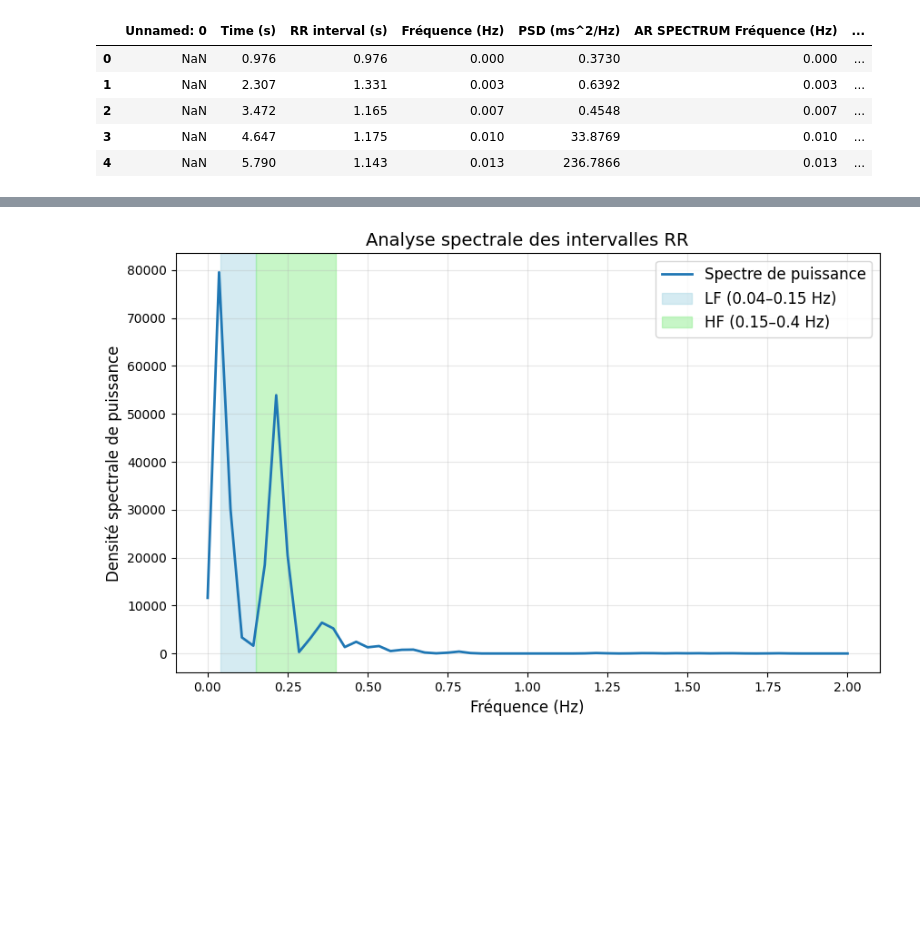
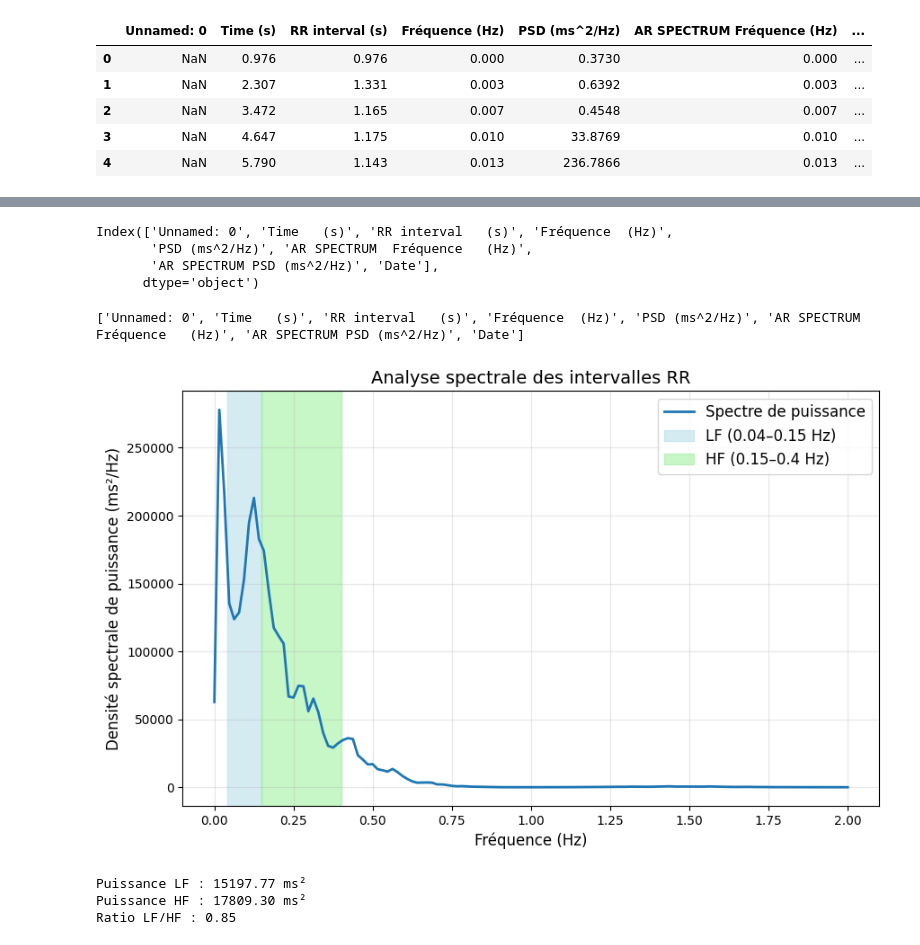
Before and after one commit to leyah-sa/VFC-Analysis, a Jupyter notebook: notebooks/Partie 3/SNA.ipynb, the cells around one changed output, grey strips where cells are left out. Cells and saved outputs as stored; diff of their text form; code cells hidden in the pictures; blank space fills up the shorter version.

```diff
--- a/notebooks/Partie 3/SNA.ipynb
+++ b/notebooks/Partie 3/SNA.ipynb
@@ -175,3 +175,16 @@ new_data.head()
 | 2 | NaN | 3.472 | 1.165 | 0.007 | 0.4548 | 0.007 | ... |
 | 3 | NaN | 4.647 | 1.175 | 0.010 | 33.8769 | 0.010 | ... |
 | 4 | NaN | 5.790 | 1.143 | 0.013 | 236.7866 | 0.013 | ... |
+# %%
+# Charger les données
+new_file_path = r"C:\Users\user\OneDrive\Documents\M2 SNS IDS\HAH913E - Santé activité physique 5\Physiologie\data4semainesfinal.csv"
+new_data = pd.read_csv(new_file_path, delimiter=';')
+
+# Vérifier les noms des colonnes
+print(new_data.columns)
+
+# Renommer les colonnes pour supprimer les espaces inutiles
+new_data.columns = new_data.columns.str.strip()
+
+# Afficher à nouveau les colonnes pour confirmer
+print(new_data.columns)
@@ -178,17 +201,62 @@ new_data.head()
+# %%
+# Supprimer les espaces en début et fin des noms de colonnes
+new_data.columns = new_data.columns.str.strip()
+# %%
+print(new_data.columns)
+# %% [output]
+Index(['Unnamed: 0', 'Time   (s)', 'RR interval   (s)', 'Fréquence  (Hz)',
+       'PSD (ms^2/Hz)', 'AR SPECTRUM  Fréquence   (Hz)',
+       'AR SPECTRUM PSD (ms^2/Hz)', 'Date'],
+      dtype='object')
+# %%
+print(new_data.columns.tolist())  # Liste exacte des noms des colonnes
+# %% [output]
+['Unnamed: 0', 'Time   (s)', 'RR interval   (s)', 'Fréquence  (Hz)', 'PSD (ms^2/Hz)', 'AR SPECTRUM  Fréquence   (Hz)', 'AR SPECTRUM PSD (ms^2/Hz)', 'Date']
+# %%
+# Renommer la colonne pour supprimer les espaces inutiles
+new_data.rename(columns={'RR interval   (s)': 'RR interval (s)'}, inplace=True)
 # %%
-import matplotlib.pyplot as plt
+# Conversion en numérique et suppression des valeurs manquantes
+new_data['RR interval (s)'] = pd.to_numeric(new_data['RR interval (s)'], errors='coerce')  # Convertir en numérique
+cleaned_data = new_data.dropna(subset=['RR interval (s)'])  # Supprimer les lignes avec valeurs manquantes
 
-# Graphe du spectre de puissance
+# Conversion des intervalles RR en millisecondes
+rr_intervals_new = cleaned_data['RR interval (s)'].astype(float) * 1000  # Conversion en ms
+
+# Interpolation pour garantir un échantillonnage constant
+time_new = np.linspace(0, len(rr_intervals_new) - 1, len(rr_intervals_new))
+interpolated_rr_new = np.interp(np.arange(0, len(rr_intervals_new), 0.25), time_new, rr_intervals_new)
+
+# Analyse spectrale
+fs_new = 4  # Fréquence d'échantillonnage en Hz
+frequencies_new, power_new = welch(interpolated_rr_new, fs=fs_new, nperseg=256)
+
+# Calcul des bandes LF et HF
+lf_band_new = (frequencies_new >= 0.04) & (frequencies_new < 0.15)
+hf_band_new = (frequencies_new >= 0.15) & (frequencies_new <= 0.4)
+
+lf_power_new = np.trapz(power_new[lf_band_new], frequencies_new[lf_band_new])  # Puissance LF
+hf_power_new = np.trapz(power_new[hf_band_new], frequencies_new[hf_band_new])  # Puissance HF
+lf_hf_ratio_new = lf_power_new / hf_power_new  # Ratio LF/HF
+
+# Visualisation du spectre de puissance
 plt.figure(figsize=(10, 6))
-plt.plot(frequencies, power, label='Spectre de puissance', linewidth=2)
+plt.plot(frequencies_new, power_new, label='Spectre de puissance', linewidth=2)
 plt.axvspan(0.04, 0.15, color='lightblue', alpha=0.5, label='LF (0.04–0.15 Hz)')
 plt.axvspan(0.15, 0.4, color='lightgreen', alpha=0.5, label='HF (0.15–0.4 Hz)')
-
 plt.title("Analyse spectrale des intervalles RR", fontsize=14)
 plt.xlabel("Fréquence (Hz)", fontsize=12)
-plt.ylabel("Densité spectrale de puissance", fontsize=12)
+plt.ylabel("Densité spectrale de puissance (ms²/Hz)", fontsize=12)
 plt.legend(fontsize=12)
 plt.grid(alpha=0.3)
 plt.show()
+
+# Résultats
+print(f"Puissance LF : {lf_power_new:.2f} ms²")
+print(f"Puissance HF : {hf_power_new:.2f} ms²")
+print(f"Ratio LF/HF : {lf_hf_ratio_new:.2f}")
 # %% [output]
-[figure, old version]
+[figure, new version]
+Puissance LF : 15197.77 ms²
+Puissance HF : 17809.30 ms²
+Ratio LF/HF : 0.85
```
Also changed, not shown: parts of 2 cells of this notebook.
